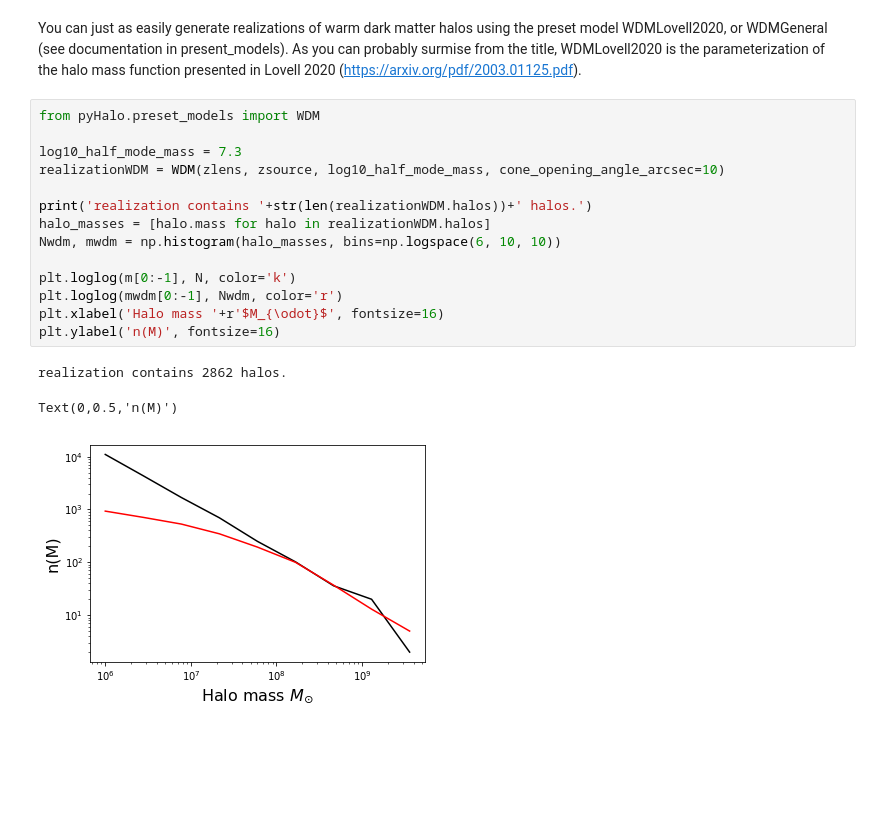
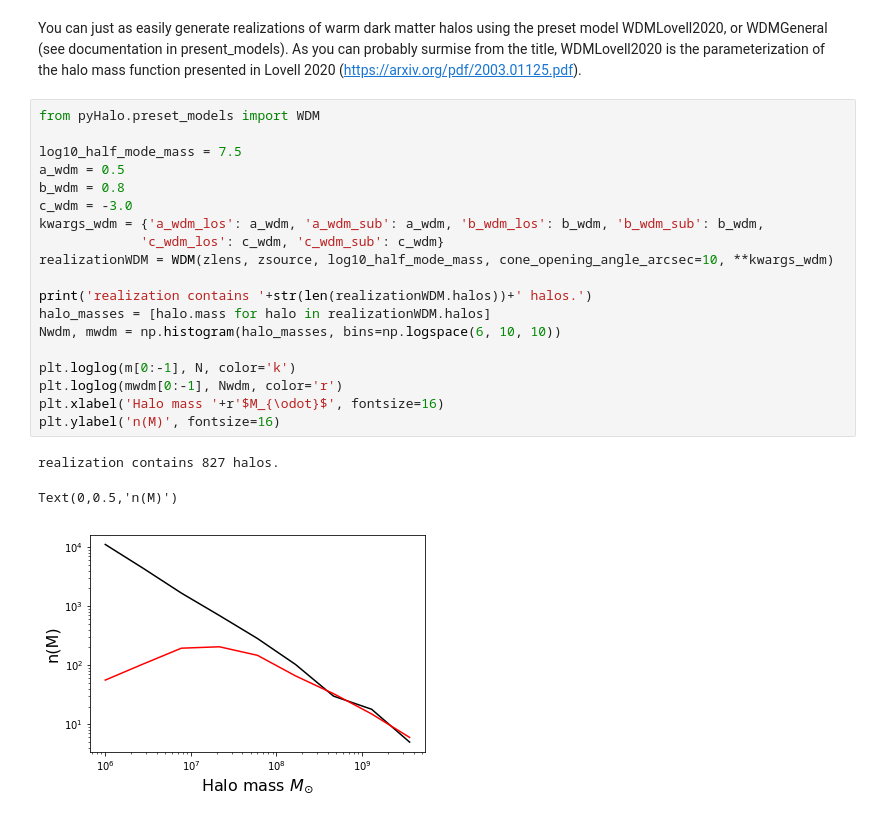
Before and after one commit to dangilman/pyHalo, a Jupyter notebook: example_notebooks/example_generating_realizations.ipynb, the cells around one changed output. Cells and saved outputs as stored; diff of their text form; blank space fills up the shorter version.

```diff
--- a/example_notebooks/example_generating_realizations.ipynb
+++ b/example_notebooks/example_generating_realizations.ipynb
@@ -80,21 +80,26 @@ You can just as easily generate realizations of warm dark matter halos using the
 # %%
 from pyHalo.preset_models import WDM
 
-log10_half_mode_mass = 7.3
-realizationWDM = WDM(zlens, zsource, log10_half_mode_mass, cone_opening_angle_arcsec=10)
+log10_half_mode_mass = 7.5
+a_wdm = 0.5
+b_wdm = 0.8
+c_wdm = -3.0
+kwargs_wdm = {'a_wdm_los': a_wdm, 'a_wdm_sub': a_wdm, 'b_wdm_los': b_wdm, 'b_wdm_sub': b_wdm,
+             'c_wdm_los': c_wdm, 'c_wdm_sub': c_wdm}
+realizationWDM = WDM(zlens, zsource, log10_half_mode_mass, cone_opening_angle_arcsec=10, **kwargs_wdm)
 
 print('realization contains '+str(len(realizationWDM.halos))+' halos.')
 halo_masses = [halo.mass for halo in realizationWDM.halos]
 Nwdm, mwdm = np.histogram(halo_masses, bins=np.logspace(6, 10, 10))
 
 plt.loglog(m[0:-1], N, color='k')
 plt.loglog(mwdm[0:-1], Nwdm, color='r')
 plt.xlabel('Halo mass '+r'$M_{\odot}$', fontsize=16)
 plt.ylabel('n(M)', fontsize=16)
 # %% [output]
-realization contains 2862 halos.
+realization contains 827 halos.
 Text(0,0.5,'n(M)')
-[figure, old version]
+[figure, new version]
 # %%
 lens_model_list_WDM, lens_redshift_array_WDM, kwargs_halos_WDM, _ = realizationWDM.lensing_quantities()
 
```
Also changed, not shown: parts of 5 cells of this notebook, 4 other files.
